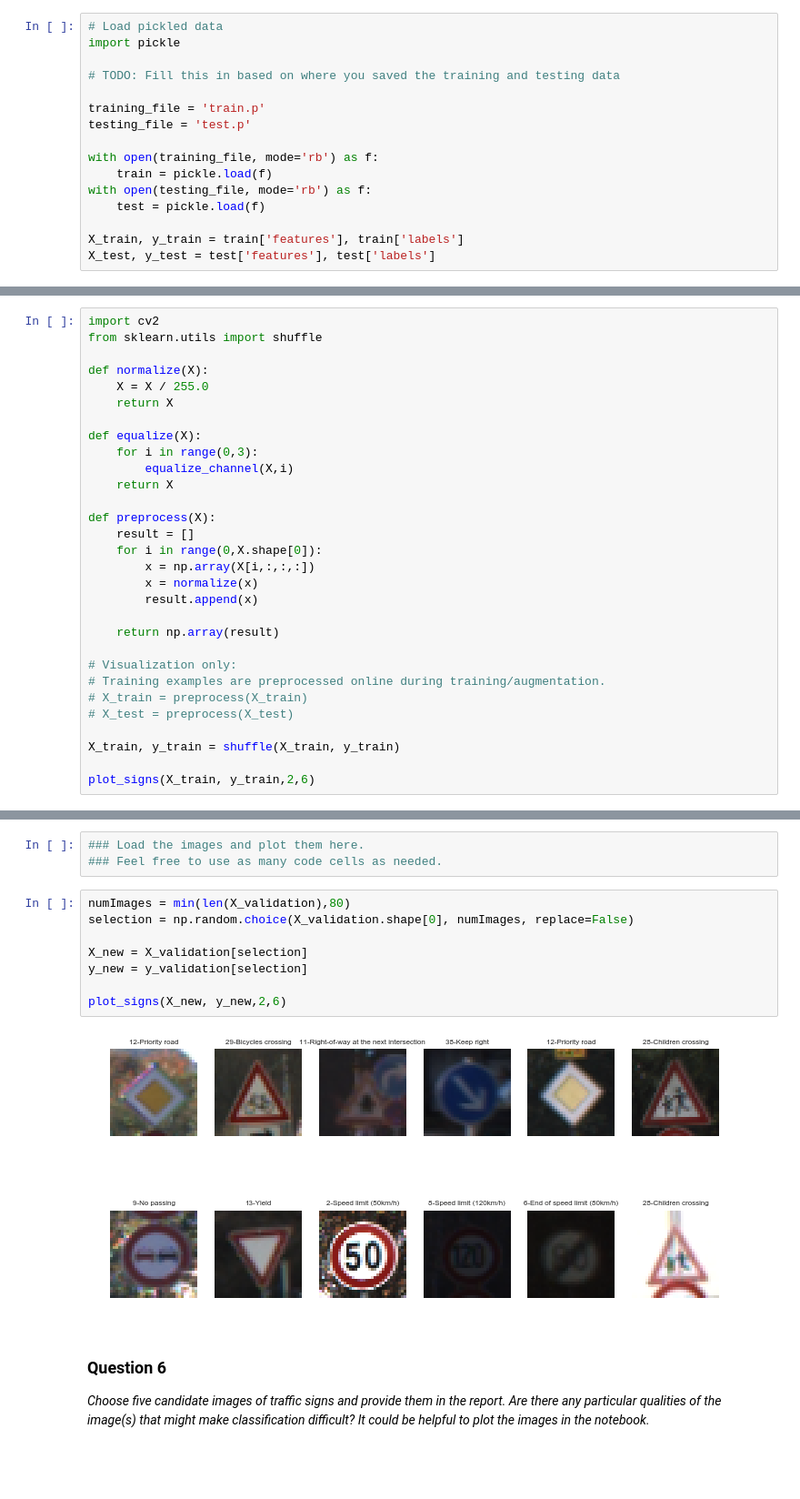
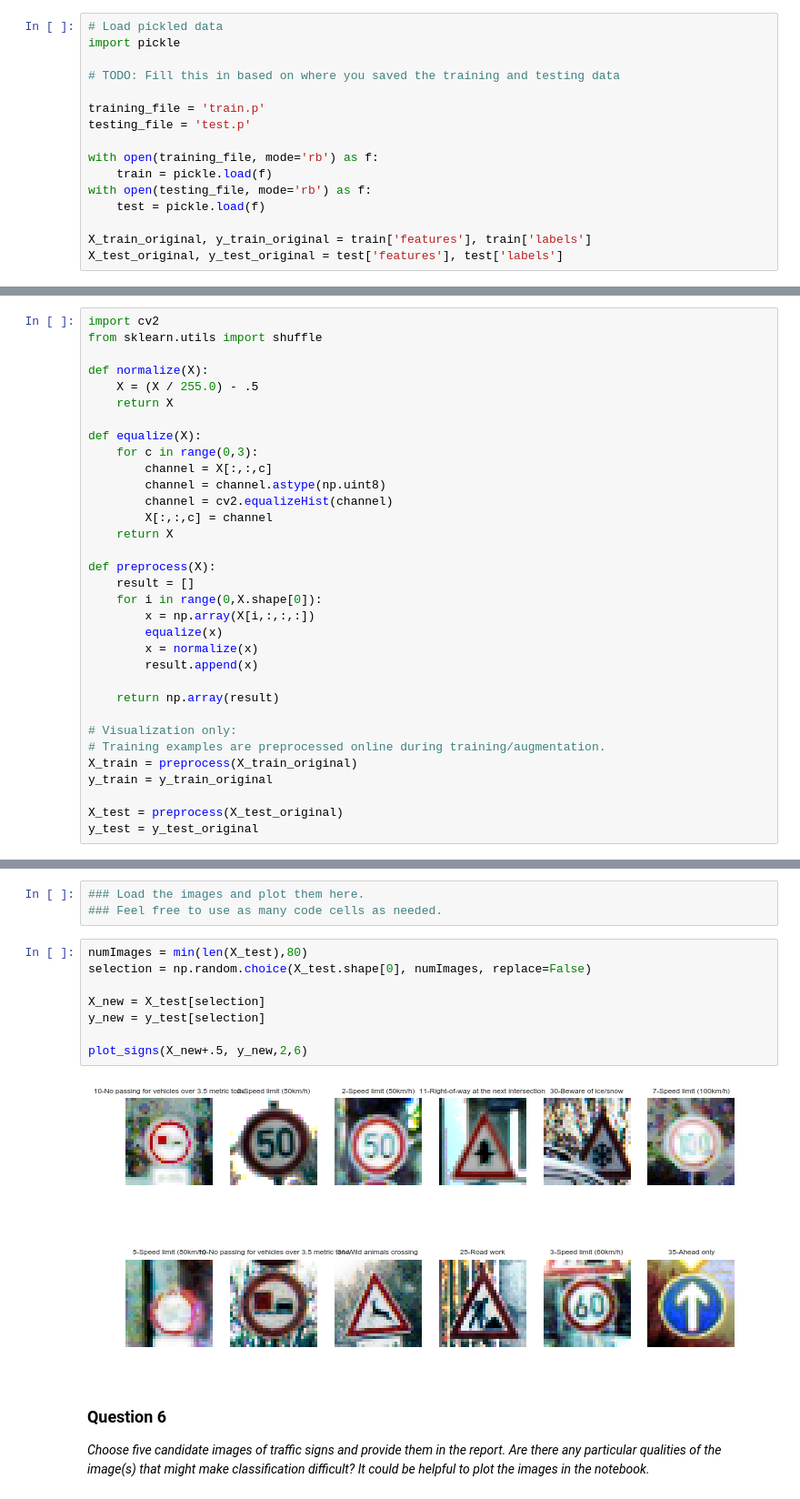
Before and after one commit to johannesdeselaers/CarND-Traffic-Sign-Classifier-Project, a Jupyter notebook: Traffic_Sign_Classifier.ipynb, the cells around one changed output, grey strips where cells are left out. Shown at 91% size. Cells and saved outputs as stored; diff of their text form; blank space fills up the shorter version.

```diff
--- a/Traffic_Sign_Classifier.ipynb
+++ b/Traffic_Sign_Classifier.ipynb
@@ -27,8 +27,8 @@ with open(training_file, mode='rb') as f:
 with open(testing_file, mode='rb') as f:
     test = pickle.load(f)
 
-X_train, y_train = train['features'], train['labels']
-X_test, y_test = test['features'], test['labels']
+X_train_original, y_train_original = train['features'], train['labels']
+X_test_original, y_test_original = test['features'], test['labels']
 # %%
 # load category text labels
 import csv
@@ -158,18 +158,22 @@ import cv2
 from sklearn.utils import shuffle
 
 def normalize(X):
-    X = X / 255.0
+    X = (X / 255.0) - .5
     return X
 
 def equalize(X):
-    for i in range(0,3):
-        equalize_channel(X,i)
+    for c in range(0,3):
+        channel = X[:,:,c]
+        channel = channel.astype(np.uint8)
+        channel = cv2.equalizeHist(channel)
+        X[:,:,c] = channel
     return X
 
 def preprocess(X):
     result = []
     for i in range(0,X.shape[0]):
         x = np.array(X[i,:,:,:])
+        equalize(x)
         x = normalize(x)
         result.append(x)
 
@@ -177,9 +181,8 @@ def preprocess(X):
 
 # Visualization only:
 # Training examples are preprocessed online during training/augmentation.
-# X_train = preprocess(X_train)
-# X_test = preprocess(X_test)
+X_train = preprocess(X_train_original)
+y_train = y_train_original
 
-X_train, y_train = shuffle(X_train, y_train)
-
-plot_signs(X_train, y_train,2,6)
+X_test = preprocess(X_test_original)
+y_test = y_test_original
@@ -443,15 +499,15 @@ Use the code cell (or multiple code cells, if necessary) to implement the first
 ### Load the images and plot them here.
 ### Feel free to use as many code cells as needed.
 # %%
-numImages = min(len(X_validation),80)
-selection = np.random.choice(X_validation.shape[0], numImages, replace=False)
+numImages = min(len(X_test),80)
+selection = np.random.choice(X_test.shape[0], numImages, replace=False)
 
-X_new = X_validation[selection]
-y_new = y_validation[selection]
+X_new = X_test[selection]
+y_new = y_test[selection]
 
-plot_signs(X_new, y_new,2,6)
+plot_signs(X_new+.5, y_new,2,6)
 # %% [output]
-[figure, old version]
+[figure, new version]
 # %% [markdown]
 ### Question 6
 
```
Also changed, not shown: parts of 29 cells of this notebook, 1 other file.
